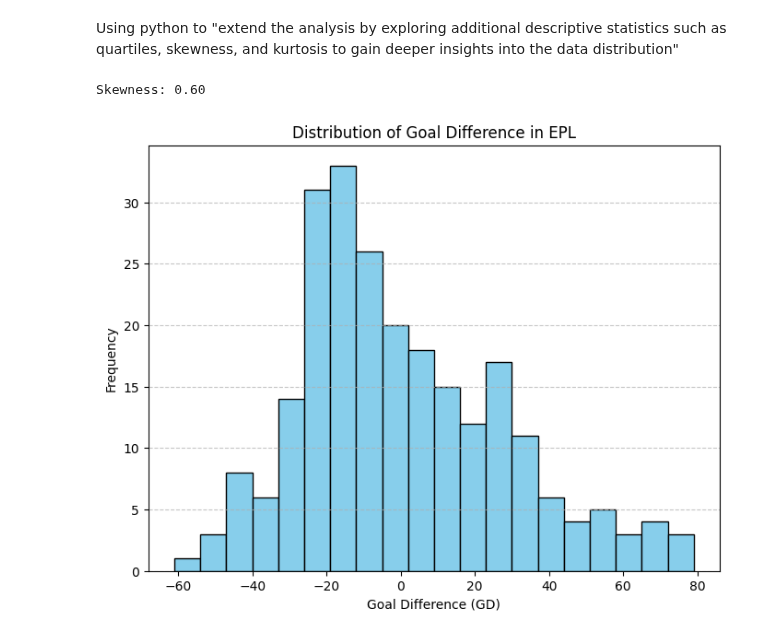
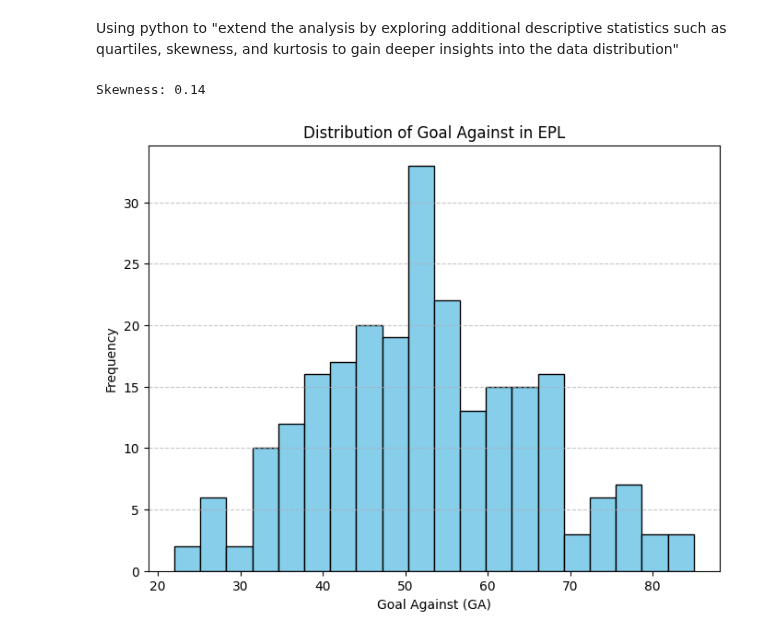
Before and after one commit to NeghiDB/365DaysSoccerDataAnalysisChallenge, a Jupyter notebook: index.ipynb, the cells around one changed output. Saved outputs shown, nothing was run; the diff lists cells and outputs as text; code cells hidden in the pictures.

Commit message:
Using python to "extend the analysis by exploring additional descriptive statistics such as quartiles, skewness, and kurtosis to gain deeper insights into the data distribution"

```diff
--- a/index.ipynb
+++ b/index.ipynb
@@ -248,11 +248,24 @@ Range: 140.00
 Using python to "extend the analysis by exploring additional descriptive statistics such as quartiles, skewness, and kurtosis to gain deeper insights into the data distribution"
 # %%
 import pandas as pd
+import matplotlib.pyplot as plt
 from scipy.stats import skew
 
+# Read the data
 data = pd.read_csv('EPL Regular Season Stats 2011-2023 NEWEST.csv', encoding='latin1', index_col=None)
-skewness = skew(data['GD'])
+
+# Calculate skewness
+skewness = skew(data['GA'])
 print(f"Skewness: {skewness:.2f}")
+
+# Create a histogram
+plt.figure(figsize=(8, 6))
+plt.hist(data['GA'], bins=20, color='skyblue', edgecolor='black')
+plt.xlabel('Goal Against (GA)')
+plt.ylabel('Frequency')
+plt.title('Distribution of Goal Against in EPL')
+plt.grid(axis='y', linestyle='--', alpha=0.7)
+plt.show()
 # %% [output]
-Skewness: 0.60
+Skewness: 0.14
-[figure, old version]
+[figure, new version]
```
